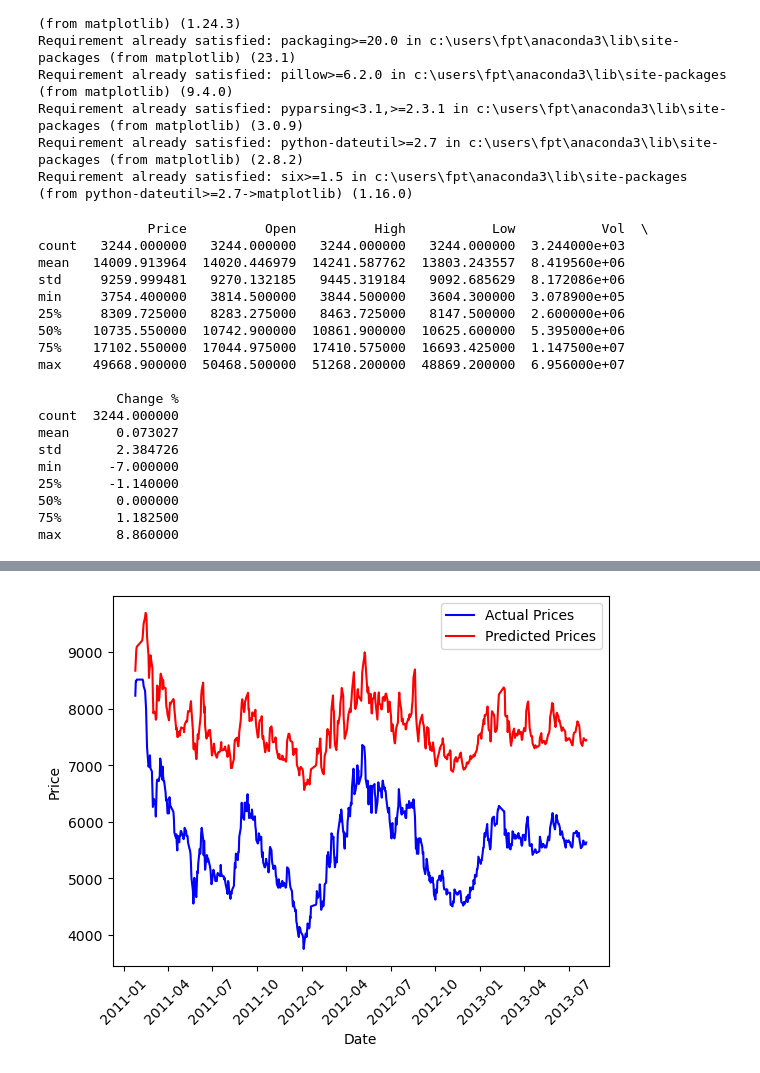
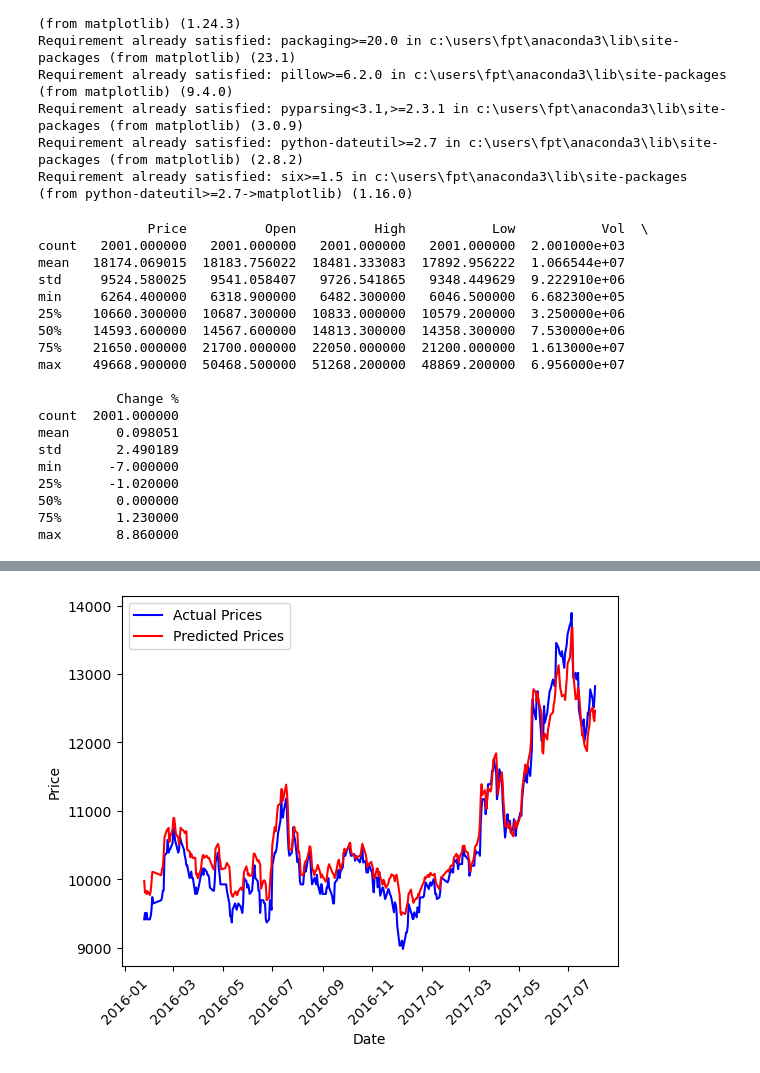
Before and after one commit to thtuanlegithub/ssiprediction, a Jupyter notebook: SSIPrediction.ipynb, the cells around one changed output, grey strips where cells are left out. Drawn from its saved outputs; the diff is of its cells as text; code cells hidden in the pictures.

Commit message:
update test - train

```diff
--- a/SSIPrediction.ipynb
+++ b/SSIPrediction.ipynb
@@ -119,7 +119,8 @@ seq_length = 100  # Độ dài của mỗi chuỗi
 X, y = create_sequences(scaled_data, seq_length)
 
 # Chia thành tập huấn luyện và tập kiểm thử
-X_train, X_test, y_train, y_test = train_test_split(X, y, test_size=0.2, shuffle=False)
+test_size = int(len(X) * 0.2)
+X_train, X_test, y_train, y_test = X[:-test_size], X[-test_size:], y[:-test_size], y[-test_size:]
 
 # Chuyển đổi thành PyTorch tensors
 X_train_tensor = torch.tensor(X_train, dtype=torch.float32)
@@ -186,21 +187,21 @@ plt.legend()
 plt.show()
 # %% [output]
               Price          Open          High           Low           Vol  \
-count   3244.000000   3244.000000   3244.000000   3244.000000  3.244000e+03
-mean   14009.913964  14020.446979  14241.587762  13803.243557  8.419560e+06
-std     9259.999481   9270.132185   9445.319184   9092.685629  8.172086e+06
-min     3754.400000   3814.500000   3844.500000   3604.300000  3.078900e+05
-25%     8309.725000   8283.275000   8463.725000   8147.500000  2.600000e+06
-50%    10735.550000  10742.900000  10861.900000  10625.600000  5.395000e+06
-75%    17102.550000  17044.975000  17410.575000  16693.425000  1.147500e+07
+count   2001.000000   2001.000000   2001.000000   2001.000000  2.001000e+03
+mean   18174.069015  18183.756022  18481.333083  17892.956222  1.066544e+07
+std     9524.580025   9541.058407   9726.541865   9348.449629  9.222910e+06
+min     6264.400000   6318.900000   6482.300000   6046.500000  6.682300e+05
+25%    10660.300000  10687.300000  10833.000000  10579.200000  3.250000e+06
+50%    14593.600000  14567.600000  14813.300000  14358.300000  7.530000e+06
+75%    21650.000000  21700.000000  22050.000000  21200.000000  1.613000e+07
 max    49668.900000  50468.500000  51268.200000  48869.200000  6.956000e+07
 
           Change %
-count  3244.000000
-mean      0.073027
-std       2.384726
+count  2001.000000
+mean      0.098051
+std       2.490189
 min      -7.000000
-25%      -1.140000
+25%      -1.020000
 50%       0.000000
-75%       1.182500
+75%       1.230000
 max       8.860000
@@ -213 +214 @@ Mean Squared Error on Test Data: 0.04991758614778519
-[figure, old version]
+[figure, new version]
```
Also changed, not shown: parts of 4 cells of this notebook.
